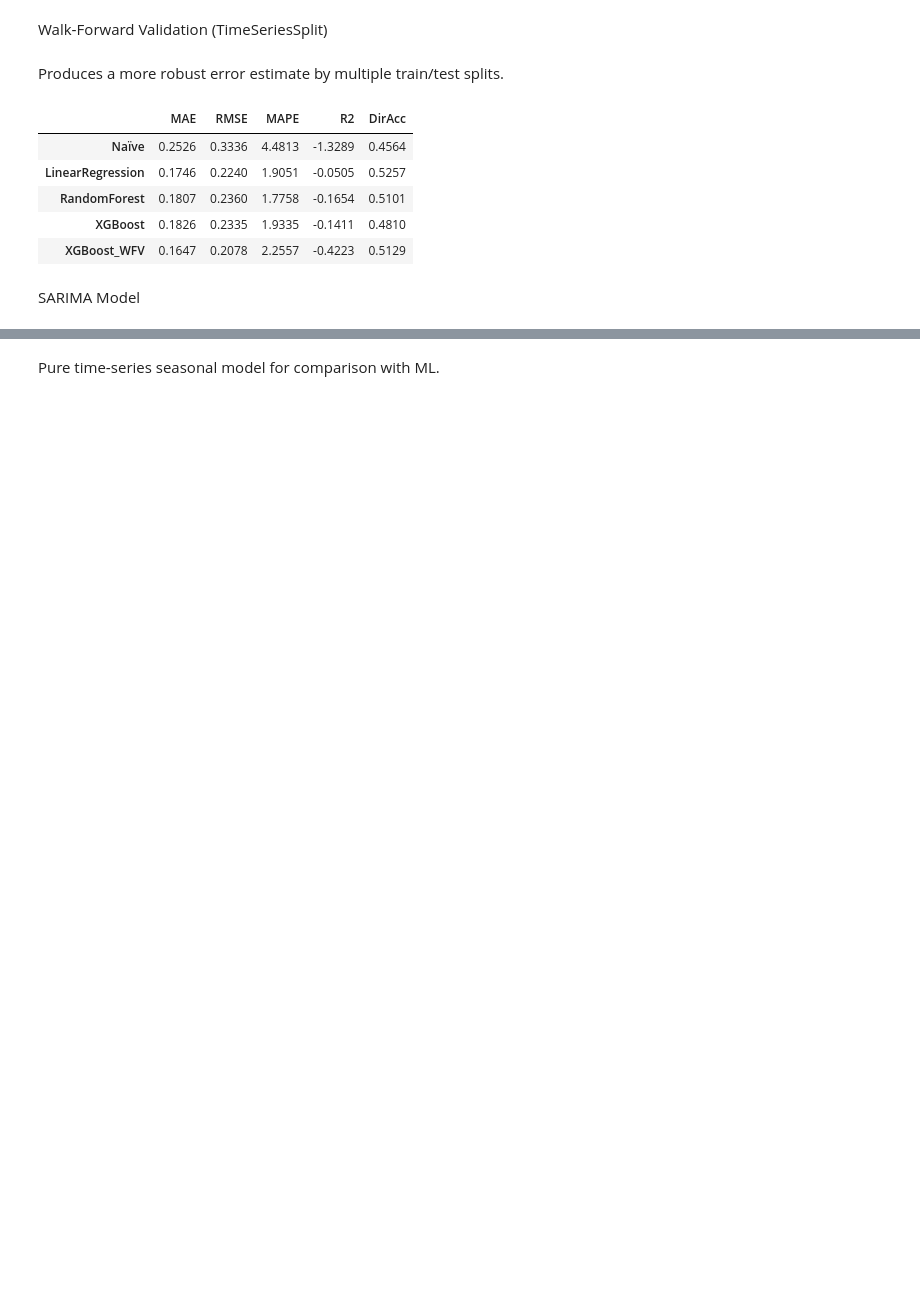
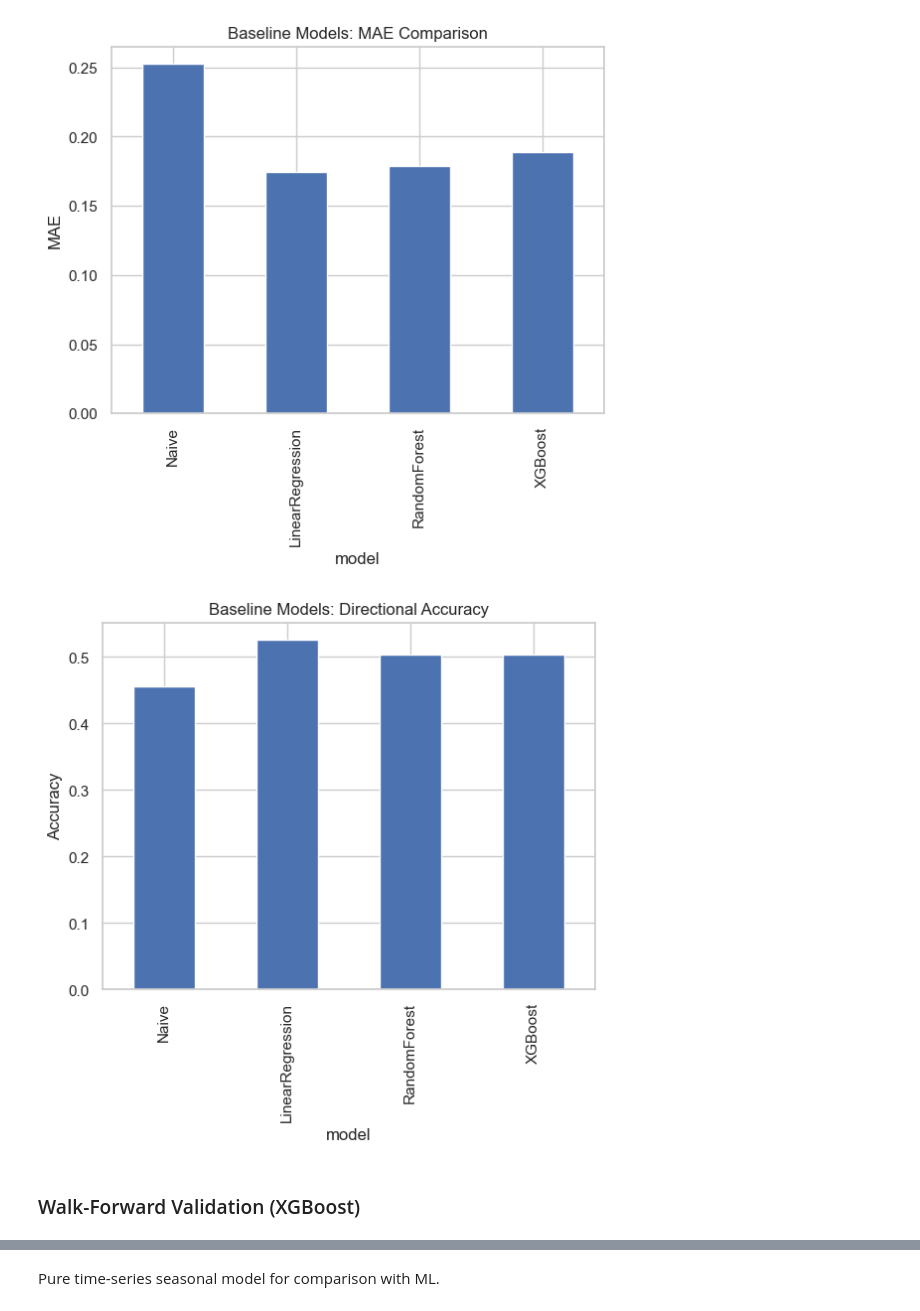
Before and after one commit to mH-13/Tesla-S, a Jupyter notebook: notebooks/02_modeling_and_evaluation.ipynb, the cells around one changed output, grey strips where cells are left out. Saved outputs shown, nothing was run; the diff lists cells and outputs as text; code cells hidden in the pictures; blank space fills up the shorter version.

```diff
--- a/notebooks/02_modeling_and_evaluation.ipynb
+++ b/notebooks/02_modeling_and_evaluation.ipynb
@@ -107,0 +99,31 @@ def plot_actual_vs_pred(test_idx, y_true, preds, labels):
+# %%
+results = []
+
+#Naïve predictor: last available 21-day return
+y_pred_naive = X_test['return_21']
+results.append(evaluate_model('Naive', y_test, y_pred_naive))
+
+# Select core features and one-hot encode month for models
+features = ['return_1', 'return_5', 'rsi', 'vol_ratio_20', 'month']
+def prep_X(df_in):
+    df_sub = df_in[features].copy()
+    return pd.get_dummies(df_sub, columns=['month'], drop_first=True)
+
+X_tr_sub = prep_X(X_train)
+X_te_sub = prep_X(X_test)
+
+# Linear Regression
+lr = LinearRegression().fit(X_tr_sub, y_train)
+results.append(evaluate_model('LinearRegression', y_test, lr.predict(X_te_sub)))
+
+# Random Forest
+rf = RandomForestRegressor(n_estimators=100, random_state=42).fit(X_tr_sub, y_train)
+results.append(evaluate_model('RandomForest', y_test, rf.predict(X_te_sub)))
+
+# XGBoost
+xgb_model = xgb.XGBRegressor(n_estimators=100, random_state=42, eval_metric='rmse', use_label_encoder=False)
+xgb_model.fit(X_tr_sub, y_train)
+results.append(evaluate_model('XGBoost', y_test, xgb_model.predict(X_te_sub)))
+
+res_df = pd.DataFrame(results).set_index('model').round(4)
+res_df
@@ -179,28 +143,18 @@ plot_actual_vs_pred(
-# %% [markdown]
-Walk‑Forward Validation (TimeSeriesSplit)
-# %% [markdown]
-Produces a more robust error estimate by multiple train/test splits.
-# %%
-tscv = TimeSeriesSplit(n_splits=5)
-wfv_results = []
-
-for train_ix, test_ix in tscv.split(df):
-    tr, te = df.iloc[train_ix], df.iloc[test_ix]
-    # train XGBoost as example
-    xg = xgb.XGBRegressor(n_estimators=50, random_state=42)
-    xg.fit(tr[features], tr['target'])
-    y_pred = xg.predict(te[features])
-    ev = evaluate_all(te['target'], y_pred)
-    wfv_results.append(ev)
-
-wfv_df = pd.DataFrame(wfv_results).mean().to_frame(name='XGBoost_WFV').T.round(4)
-pd.concat([res_df, wfv_df])
-# %% [output]
-|  | MAE | RMSE | MAPE | R2 | DirAcc |
-| Naïve | 0.2526 | 0.3336 | 4.4813 | -1.3289 | 0.4564 |
-| LinearRegression | 0.1746 | 0.2240 | 1.9051 | -0.0505 | 0.5257 |
-| RandomForest | 0.1807 | 0.2360 | 1.7758 | -0.1654 | 0.5101 |
-| XGBoost | 0.1826 | 0.2335 | 1.9335 | -0.1411 | 0.4810 |
-| XGBoost_WFV | 0.1647 | 0.2078 | 2.2557 | -0.4223 | 0.5129 |
-# %% [markdown]
-SARIMA Model
+# %%
+# Aggregate baseline results for visualization
+df_base = pd.DataFrame(results).set_index('model')
+
+# Plot MAE comparison
+df_base['MAE'].plot.bar(title='Baseline Models: MAE Comparison')
+plt.ylabel('MAE')
+plt.show()
+
+# Plot Directional Accuracy
+df_base['DirAcc'].plot.bar(title='Baseline Models: Directional Accuracy')
+plt.ylabel('Accuracy')
+plt.show()
+# %% [output]
+[figure, added]
+[figure, added]
+# %% [markdown]
+### Walk-Forward Validation (XGBoost)
```
Also changed, not shown: parts of 55 cells of this notebook.
